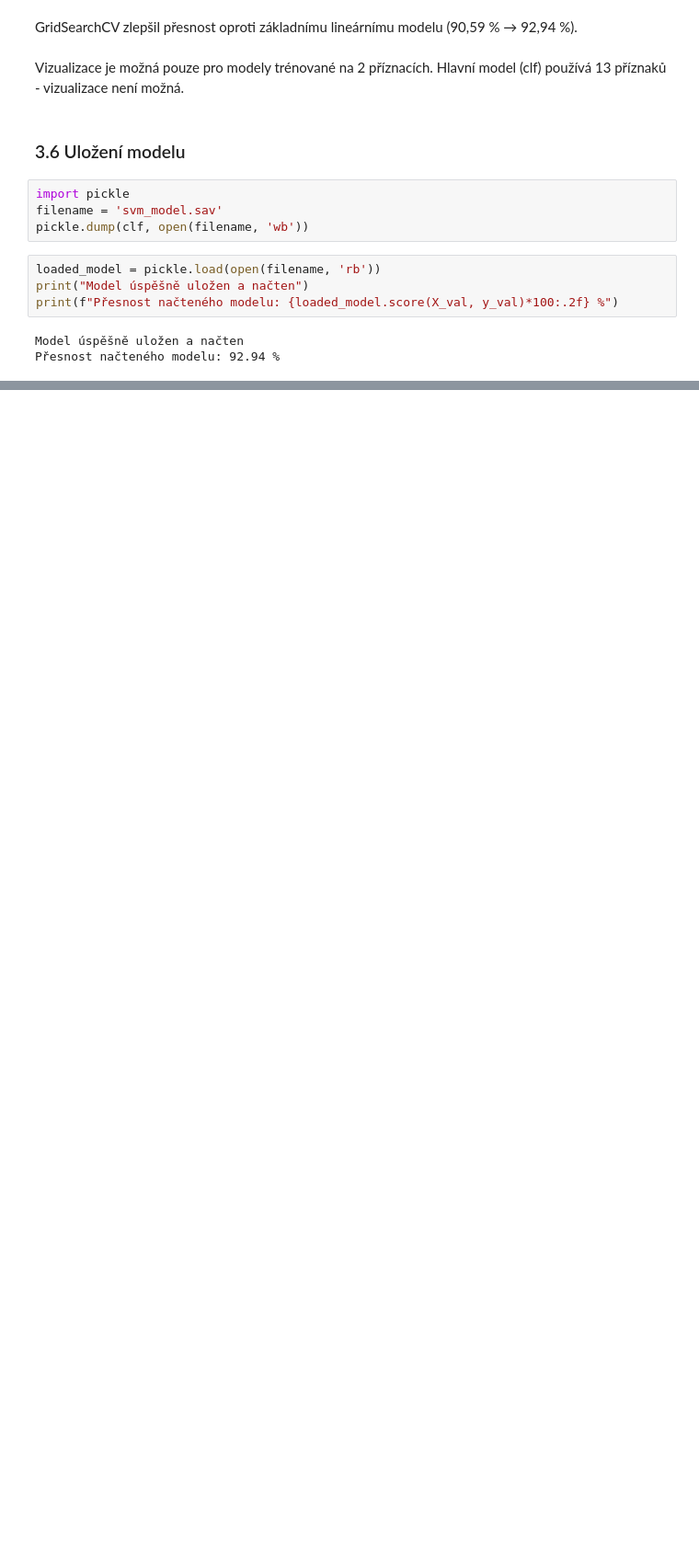
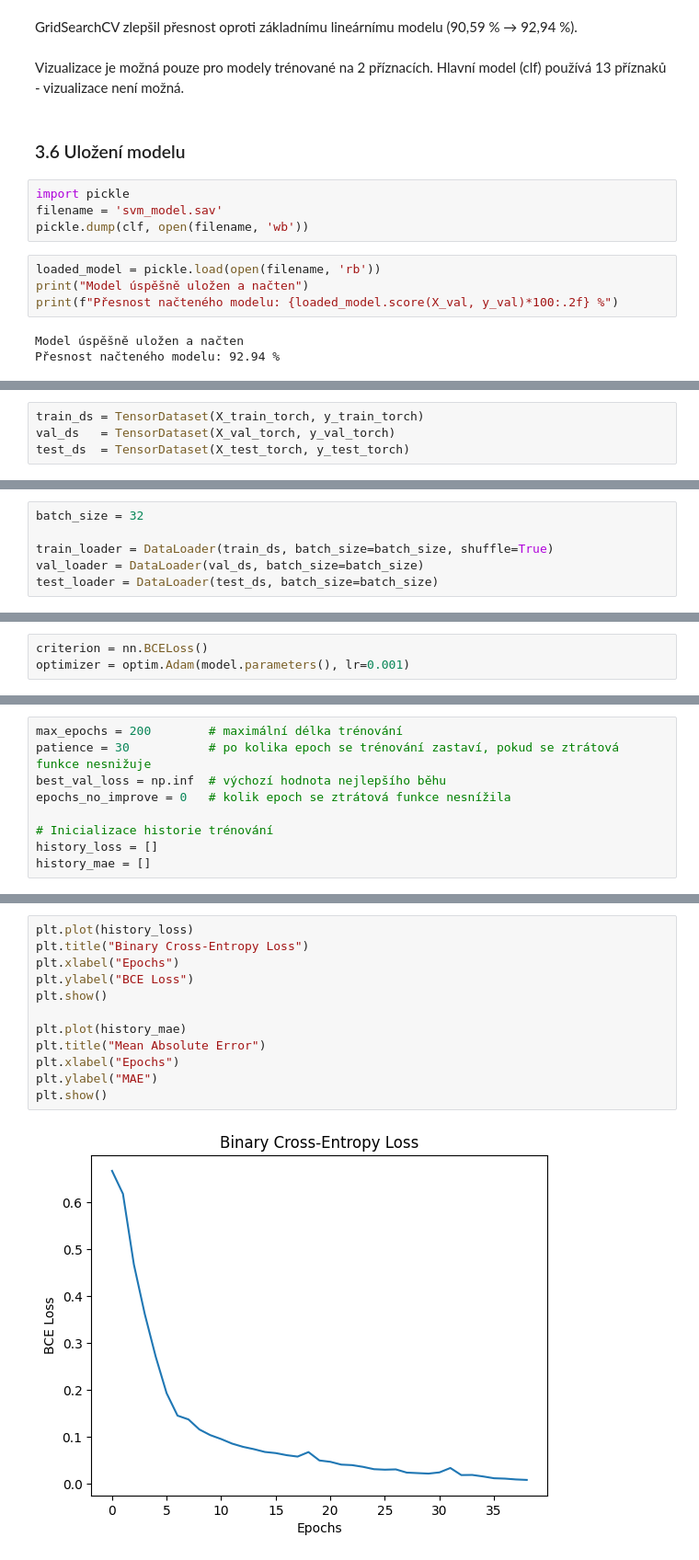
Before and after one commit to mirovisus/breast-cancer-project, a Jupyter notebook: notebooks/rakovina_prsou.ipynb, the cells around one changed output, grey strips where cells are left out. Shown at 92% size. Cells and saved outputs as stored; diff of their text form; blank space fills up the shorter version.

Commit message:
Add breast cancer classification model with SVM and neural network

```diff
--- a/notebooks/rakovina_prsou.ipynb
+++ b/notebooks/rakovina_prsou.ipynb
@@ -582,0 +682,4 @@ Přesnost načteného modelu: 92.94 %
+# %%
+train_ds = TensorDataset(X_train_torch, y_train_torch)
+val_ds   = TensorDataset(X_val_torch, y_val_torch)
+test_ds  = TensorDataset(X_test_torch, y_test_torch)
@@ -582,0 +695,6 @@ Přesnost načteného modelu: 92.94 %
+# %%
+batch_size = 32
+
+train_loader = DataLoader(train_ds, batch_size=batch_size, shuffle=True)
+val_loader = DataLoader(val_ds, batch_size=batch_size)
+test_loader = DataLoader(test_ds, batch_size=batch_size)
@@ -582,0 +712,3 @@ Přesnost načteného modelu: 92.94 %
+# %%
+criterion = nn.BCELoss()
+optimizer = optim.Adam(model.parameters(), lr=0.001)
@@ -582,0 +717,9 @@ Přesnost načteného modelu: 92.94 %
+# %%
+max_epochs = 200        # maximální délka trénování
+patience = 30           # po kolika epoch se trénování zastaví, pokud se ztrátová funkce nesnižuje
+best_val_loss = np.inf  # výchozí hodnota nejlepšího běhu
+epochs_no_improve = 0   # kolik epoch se ztrátová funkce nesnížila
+
+# Inicializace historie trénování
+history_loss = []
+history_mae = []
@@ -582,0 +882,14 @@ Přesnost načteného modelu: 92.94 %
+# %%
+plt.plot(history_loss)
+plt.title("Binary Cross-Entropy Loss")
+plt.xlabel("Epochs")
+plt.ylabel("BCE Loss")
+plt.show()
+
+plt.plot(history_mae)
+plt.title("Mean Absolute Error")
+plt.xlabel("Epochs")
+plt.ylabel("MAE")
+plt.show()
+# %% [output]
+[figure, added]
```
Also changed, not shown: parts of 33 cells of this notebook, 3 other files.
